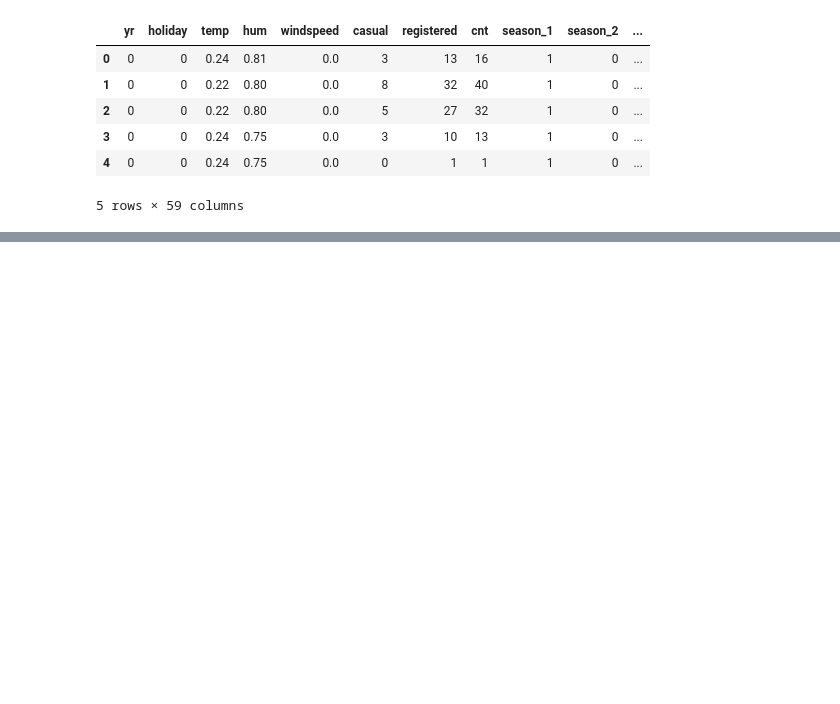
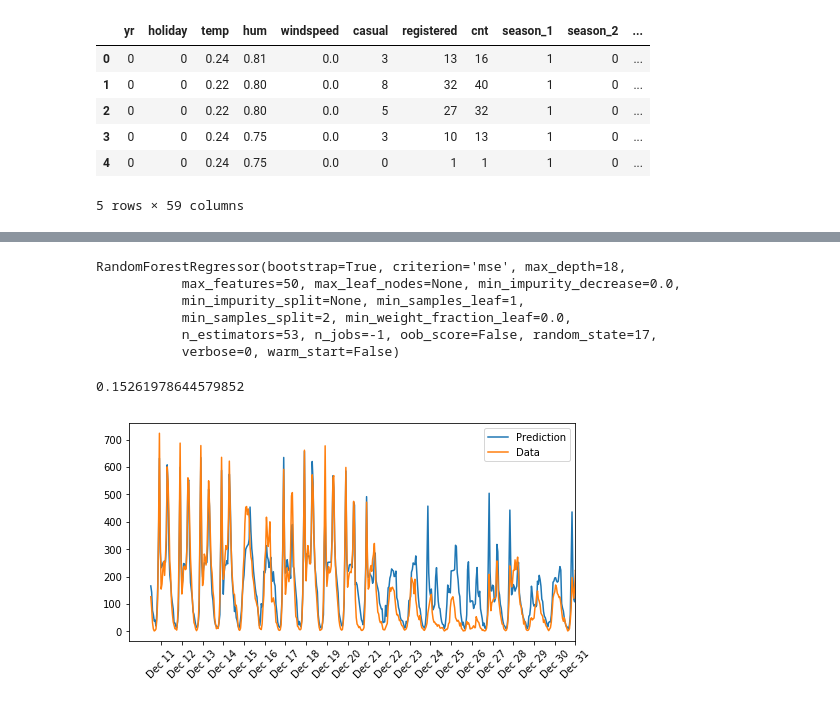
Before and after one commit to mnoiseless/hello-world, a Jupyter notebook: bike_keras1.ipynb, the cells around one changed output, grey strips where cells are left out. Saved outputs shown, nothing was run; the diff lists cells and outputs as text; code cells hidden in the pictures; blank space fills up the shorter version.

```diff
--- a/bike_keras1.ipynb
+++ b/bike_keras1.ipynb
@@ -121,0 +139,9 @@ _ = ax.set_xticklabels(dates[12::24], rotation=45)
+# %%
+#kf = KFold(n_splits=10, shuffle=True, random_state=17)
+forest_params = {'max_features': [40, 45, 50], 'max_depth': [i for i in range(8,20,2)]}
+
+forest_model = GridSearchCV(RandomForestRegressor(n_estimators = 100, random_state=17, min_samples_leaf=1,
+                                                         n_jobs=-1),
+                                 forest_params, cv=7,  verbose=1)
+
+forest_model.fit(X, y)
@@ -121,0 +162,33 @@ _ = ax.set_xticklabels(dates[12::24], rotation=45)
+# %%
+rf = RandomForestRegressor(n_estimators = 53, random_state=17, max_features=50, min_samples_leaf=1, max_depth=18,
+                                                         n_jobs=-1)
+rf.fit(X, y)
+# %% [output]
+RandomForestRegressor(bootstrap=True, criterion='mse', max_depth=18,
+           max_features=50, max_leaf_nodes=None, min_impurity_decrease=0.0,
+           min_impurity_split=None, min_samples_leaf=1,
+           min_samples_split=2, min_weight_fraction_leaf=0.0,
+           n_estimators=53, n_jobs=-1, oob_score=False, random_state=17,
+           verbose=0, warm_start=False)
+# %%
+forest_predict =  rf.predict(X_test)
+score_mse = mean_squared_error(y_test, forest_predict)
+score_mse
+# %% [output]
+0.15261978644579852
+# %%
+fig, ax = plt.subplots(figsize=(8,4))
+
+mean, std = scaled_features['cnt']
+predictions_f = forest_predict.T*std + mean
+ax.plot(predictions_f, label='Prediction')
+ax.plot((y_test*std + mean).values, label='Data')
+ax.set_xlim(right=len(predictions))
+ax.legend()
+
+dates = pd.to_datetime(rides.loc[test.index]['dteday'])
+dates = dates.apply(lambda d: d.strftime('%b %d'))
+ax.set_xticks(np.arange(len(dates))[12::24])
+_ = ax.set_xticklabels(dates[12::24], rotation=45)
+# %% [output]
+[figure, added]
```
Also changed, not shown: parts of 15 cells of this notebook.
